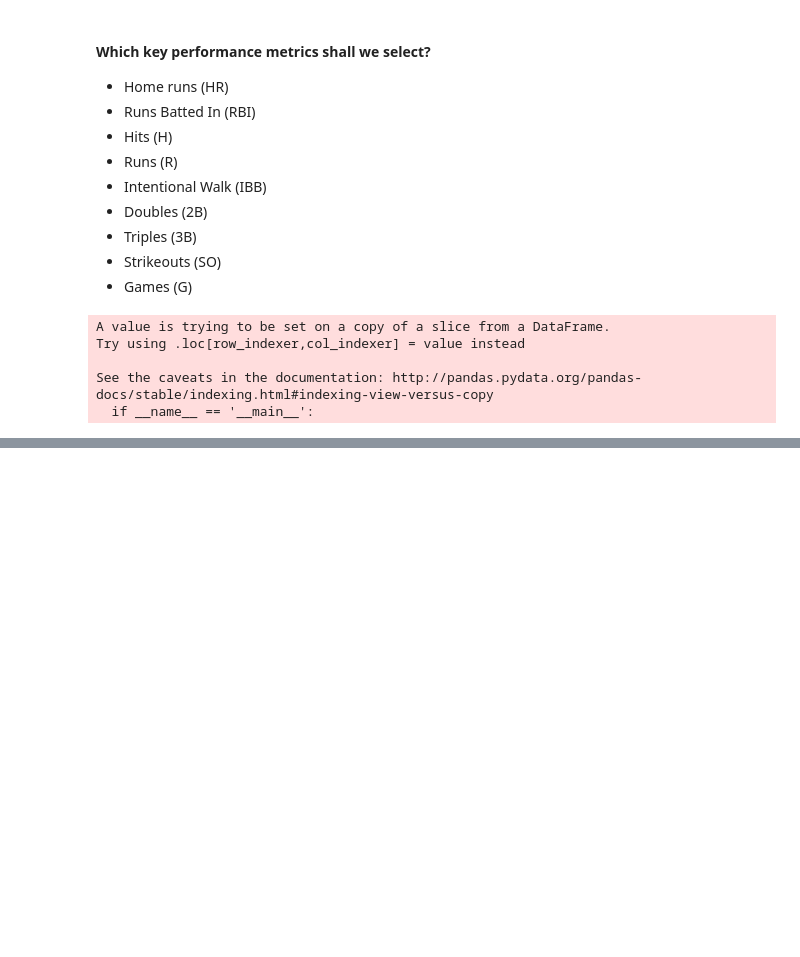
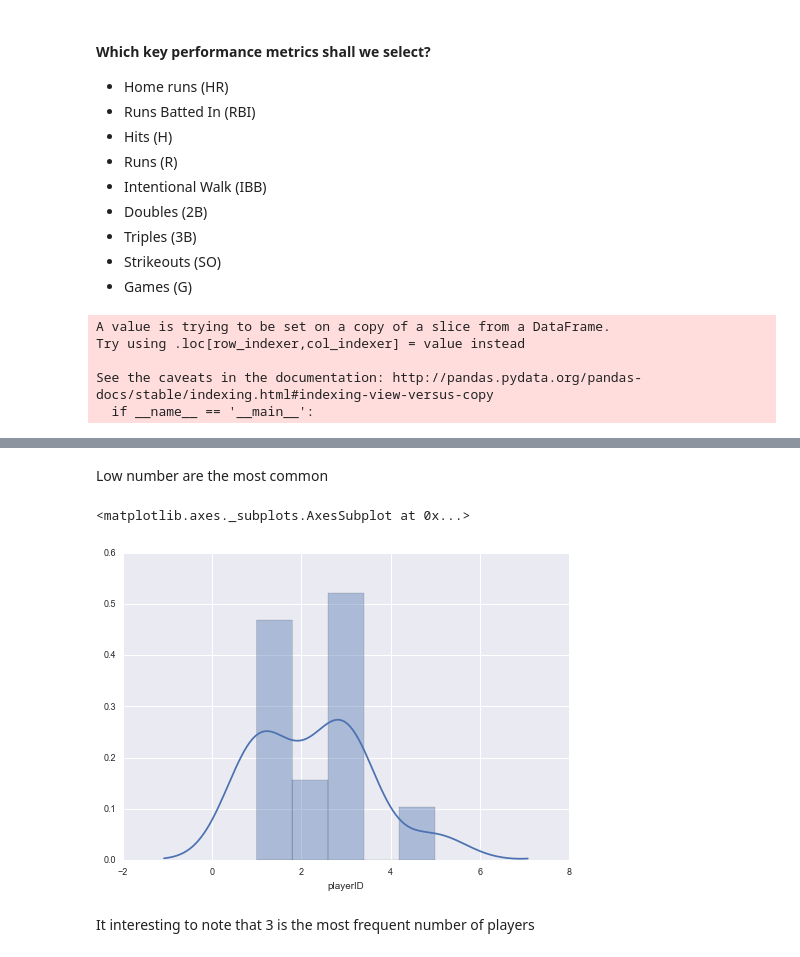
Before and after one commit to bcg0006/udc, a Jupyter notebook: baseball_data_analysis.ipynb, the cells around one changed output, grey strips where cells are left out. Cells and saved outputs as stored; diff of their text form; code cells hidden in the pictures; blank space fills up the shorter version.

```diff
--- a/baseball_data_analysis.ipynb
+++ b/baseball_data_analysis.ipynb
@@ -514,0 +573,11 @@ I need to compare performances between regular paid players and higly paid playe
+# %% [markdown]
+Low number are the most common
+# %%
+sns.distplot((collegePlaying_1985[collegePlaying_1985\
+                                 ['salary_status']=='top salary']).groupby('schoolID')['playerID'].count(),
+            bins=5)
+# %% [output]
+<matplotlib.axes._subplots.AxesSubplot at 0x...>
+[figure, added]
+# %% [markdown]
+It interesting to note that 3 is the most frequent number of players
```
Also changed, not shown: parts of 19 cells of this notebook.
